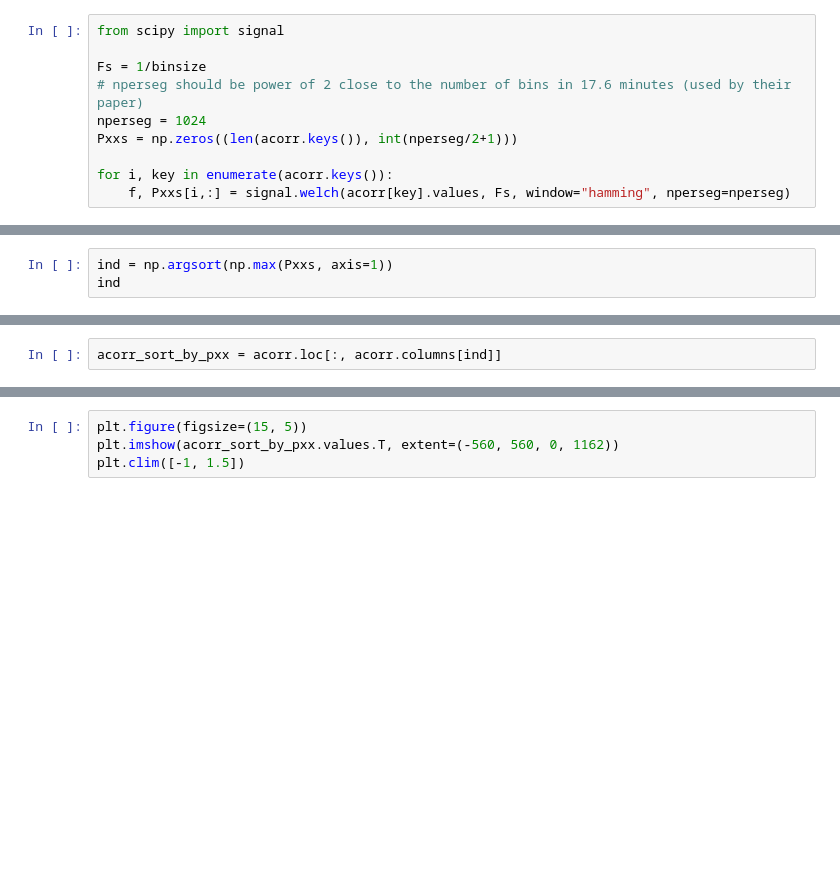
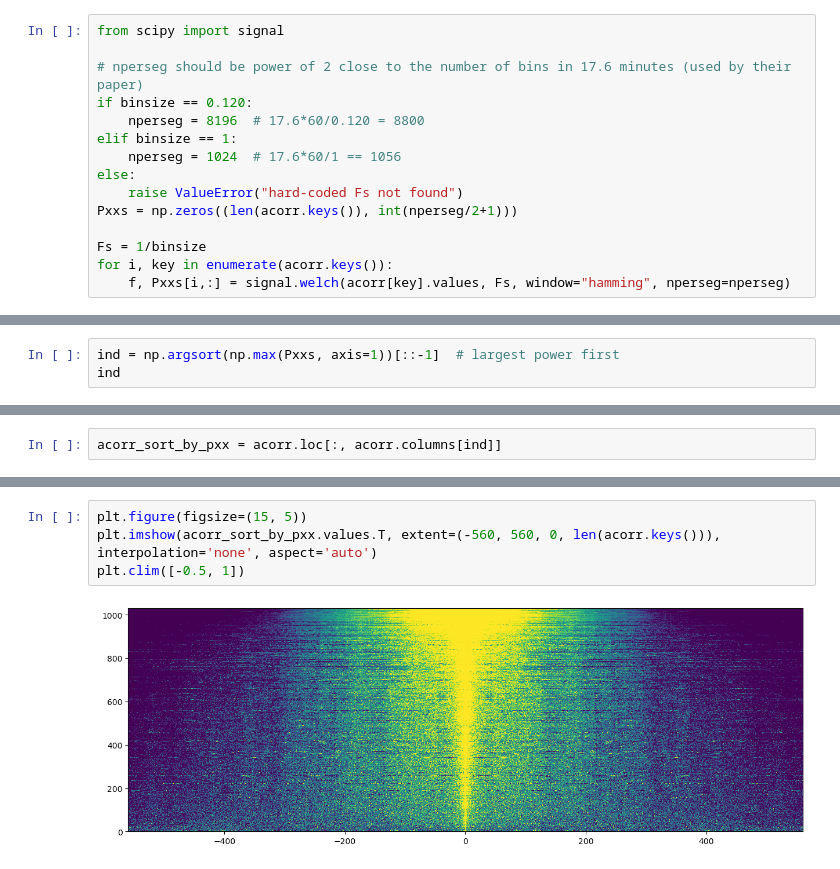
Before and after one commit to rly/replicate-gonzalo-cogno-2023, a Jupyter notebook: figure1_autocorr.ipynb, the cells around one changed output, grey strips where cells are left out. Drawn from its saved outputs; the diff is of its cells as text; blank space fills up the shorter version.

```diff
--- a/figure1_autocorr.ipynb
+++ b/figure1_autocorr.ipynb
@@ -549,11 +648,16 @@ plt.fill_between(
 # %%
 from scipy import signal
 
-Fs = 1/binsize
 # nperseg should be power of 2 close to the number of bins in 17.6 minutes (used by their paper)
-nperseg = 1024
+if binsize == 0.120:
+    nperseg = 8196  # 17.6*60/0.120 = 8800
+elif binsize == 1:
+    nperseg = 1024  # 17.6*60/1 == 1056
+else:
+    raise ValueError("hard-coded Fs not found")
 Pxxs = np.zeros((len(acorr.keys()), int(nperseg/2+1)))
 
+Fs = 1/binsize
 for i, key in enumerate(acorr.keys()):
     f, Pxxs[i,:] = signal.welch(acorr[key].values, Fs, window="hamming", nperseg=nperseg)
 # %%
@@ -567,3 +678,3 @@ plt.xlim([0, 0.06])
 # %%
-ind = np.argsort(np.max(Pxxs, axis=1))
+ind = np.argsort(np.max(Pxxs, axis=1))[::-1]  # largest power first
 ind
@@ -578,4 +712,6 @@ acorr_sort_by_pxx
 # %%
 plt.figure(figsize=(15, 5))
-plt.imshow(acorr_sort_by_pxx.values.T, extent=(-560, 560, 0, 1162))
-plt.clim([-1, 1.5])
+plt.imshow(acorr_sort_by_pxx.values.T, extent=(-560, 560, 0, len(acorr.keys())), interpolation='none', aspect='auto')
+plt.clim([-0.5, 1])
+# %% [output]
+[figure, added]
```
Also changed, not shown: parts of 48 cells of this notebook.
